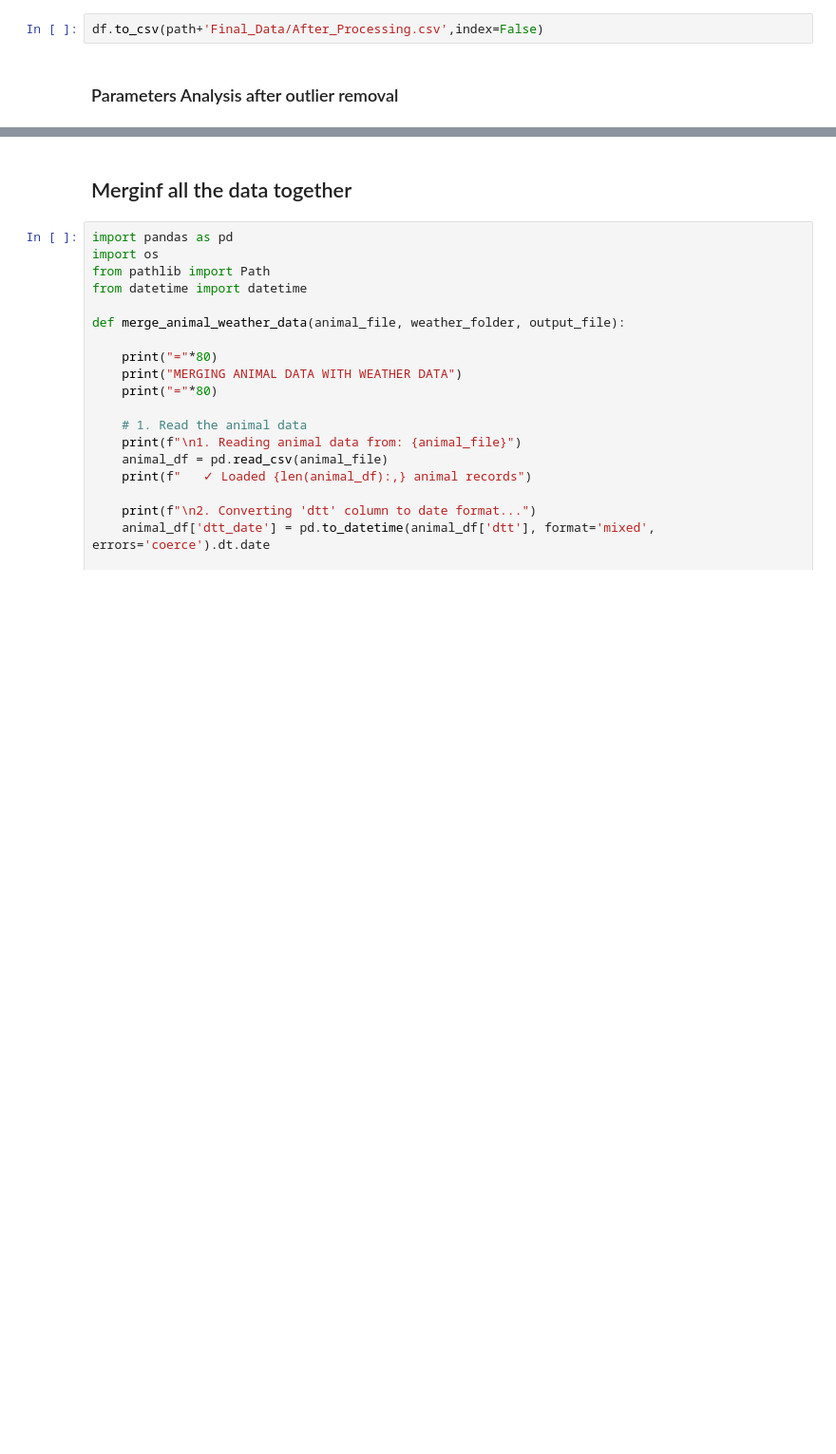
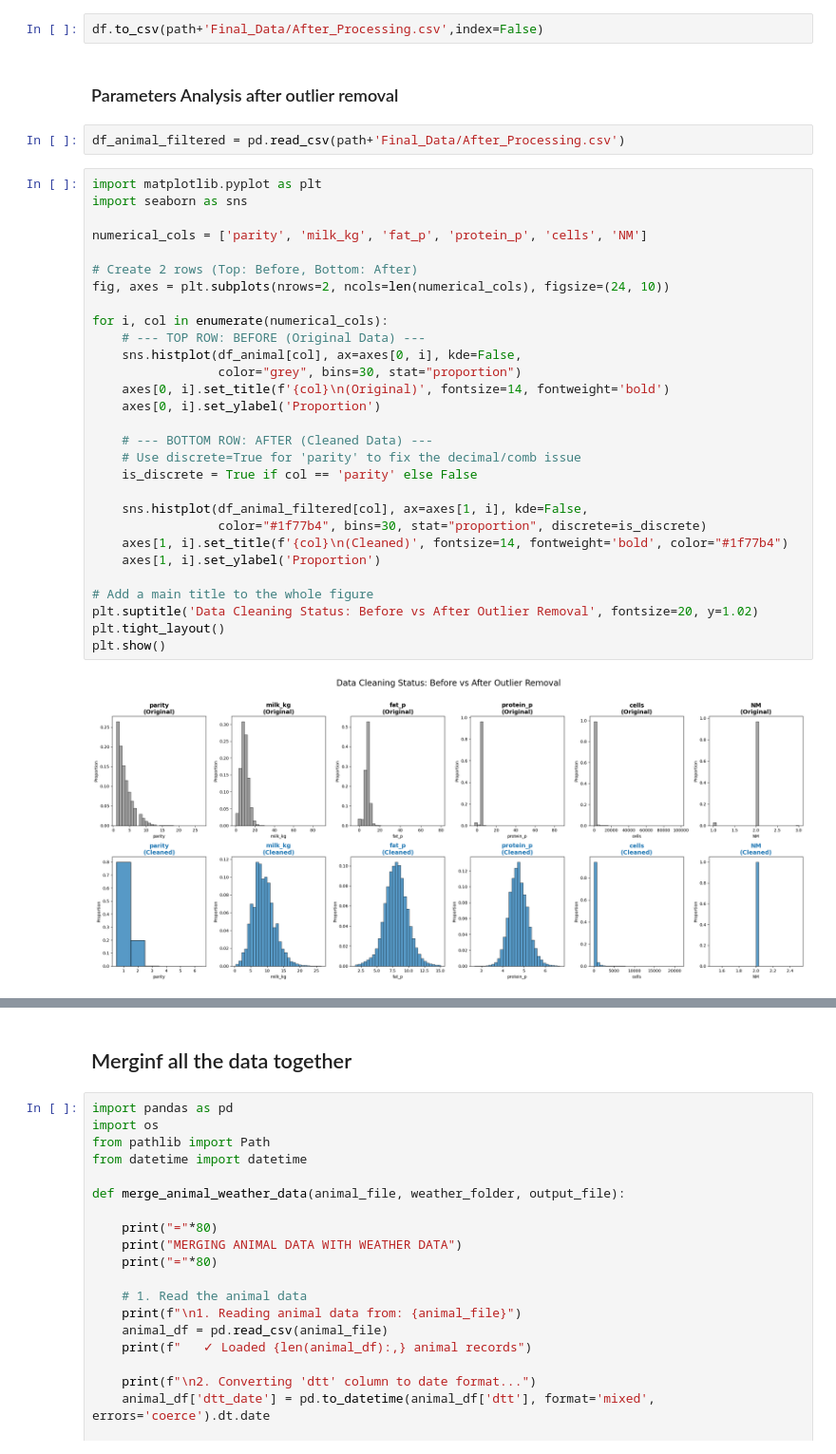
Before and after one commit to smsag99/Thesis, a Jupyter notebook: codes/FeatureEng.ipynb, the cells around one changed output, grey strips where cells are left out. Shown at 95% size. Drawn from its saved outputs; the diff is of its cells as text; blank space fills up the shorter version.

```diff
--- a/codes/FeatureEng.ipynb
+++ b/codes/FeatureEng.ipynb
@@ -290,6 +301,39 @@ Lactations:81,119
 df.to_csv(path+'Final_Data/After_Processing.csv',index=False)
 # %% [markdown]
 ### Parameters Analysis after outlier removal
+# %%
+df_animal_filtered = pd.read_csv(path+'Final_Data/After_Processing.csv')
+# %%
+import matplotlib.pyplot as plt
+import seaborn as sns
+
+numerical_cols = ['parity', 'milk_kg', 'fat_p', 'protein_p', 'cells', 'NM']
+
+# Create 2 rows (Top: Before, Bottom: After)
+fig, axes = plt.subplots(nrows=2, ncols=len(numerical_cols), figsize=(24, 10))
+
+for i, col in enumerate(numerical_cols):
+    # --- TOP ROW: BEFORE (Original Data) ---
+    sns.histplot(df_animal[col], ax=axes[0, i], kde=False,
+                 color="grey", bins=30, stat="proportion")
+    axes[0, i].set_title(f'{col}\n(Original)', fontsize=14, fontweight='bold')
+    axes[0, i].set_ylabel('Proportion')
+
+    # --- BOTTOM ROW: AFTER (Cleaned Data) ---
+    # Use discrete=True for 'parity' to fix the decimal/comb issue
+    is_discrete = True if col == 'parity' else False
+
+    sns.histplot(df_animal_filtered[col], ax=axes[1, i], kde=False,
+                 color="#1f77b4", bins=30, stat="proportion", discrete=is_discrete)
+    axes[1, i].set_title(f'{col}\n(Cleaned)', fontsize=14, fontweight='bold', color="#1f77b4")
+    axes[1, i].set_ylabel('Proportion')
+
+# Add a main title to the whole figure
+plt.suptitle('Data Cleaning Status: Before vs After Outlier Removal', fontsize=20, y=1.02)
+plt.tight_layout()
+plt.show()
+# %% [output]
+[figure, added]
 # %%
 import matplotlib.pyplot as plt
 import seaborn as sns
```
Also changed, not shown: parts of 4 cells of this notebook, 1 other file.
